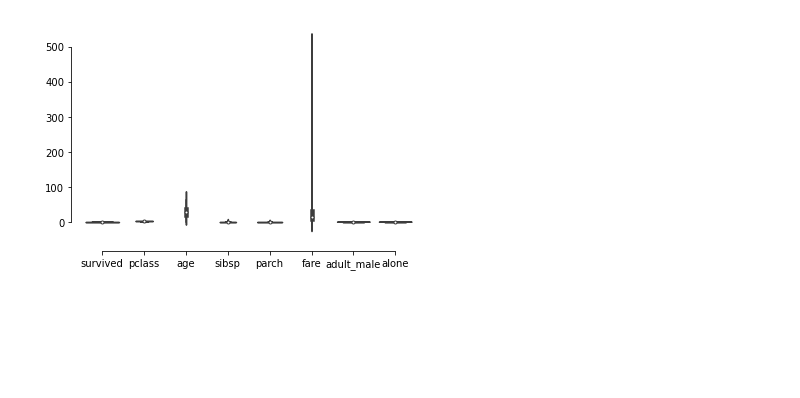
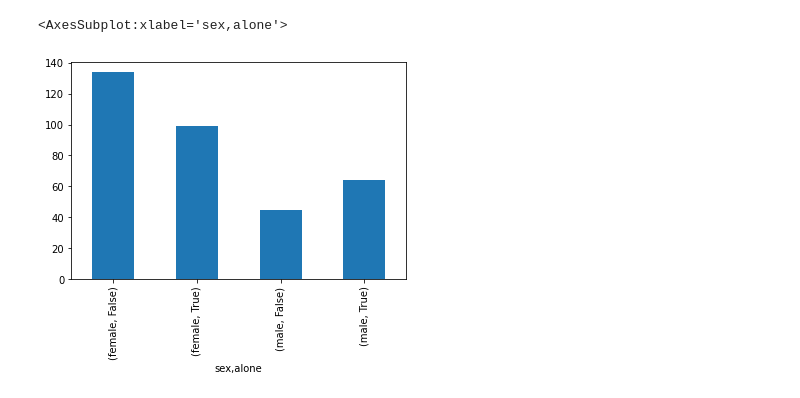
Before and after one commit to 410156/ML100Days, a Jupyter notebook: homework/Day_0021_HW.ipynb, the cells around one changed output. Saved outputs shown, nothing was run; the diff lists cells and outputs as text; code cells hidden in the pictures; blank space fills up the shorter version.

```diff
--- a/homework/Day_0021_HW.ipynb
+++ b/homework/Day_0021_HW.ipynb
@@ -16,5 +36,6 @@ g.map(sns.scatterplot)
-# %%
-sns.violinplot(data=df)
-sns.despine(offset=10, trim=True)
-# %% [output]
-[figure, removed]
+# %%
+survived=df.groupby(['sex','alone']).survived.sum()
+survived.plot(kind='bar')
+# %% [output]
+<AxesSubplot:xlabel='sex,alone'>
+[figure, added]
```
Also changed, not shown: parts of 7 cells of this notebook.
